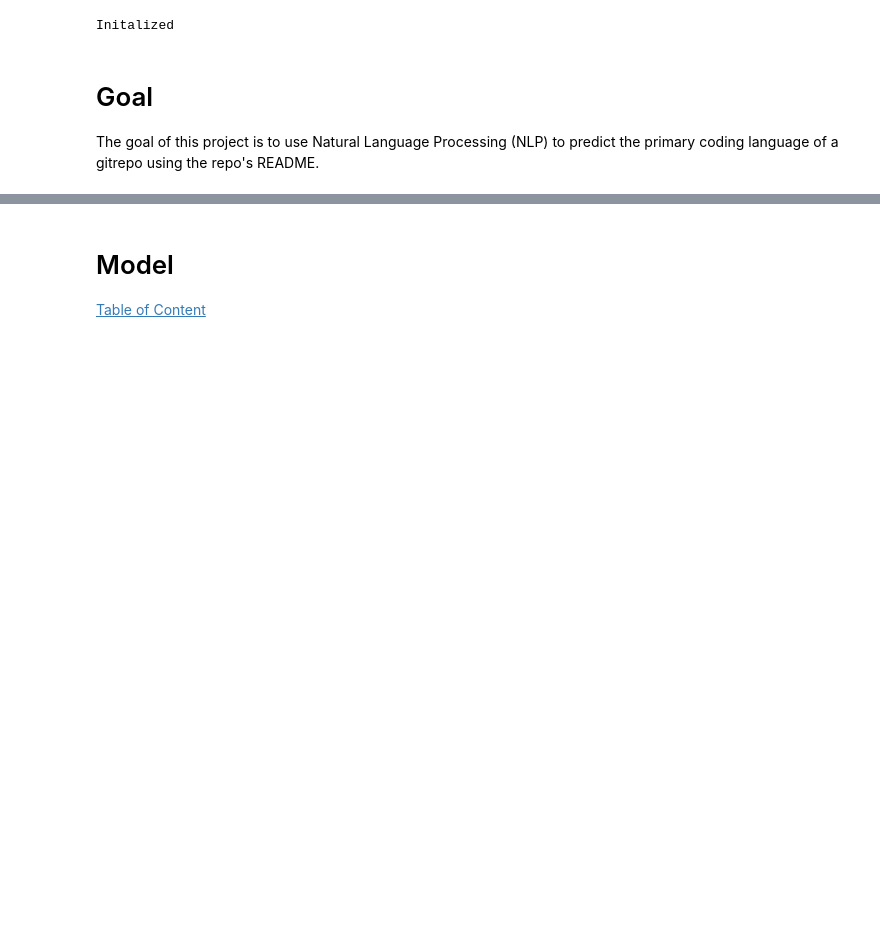
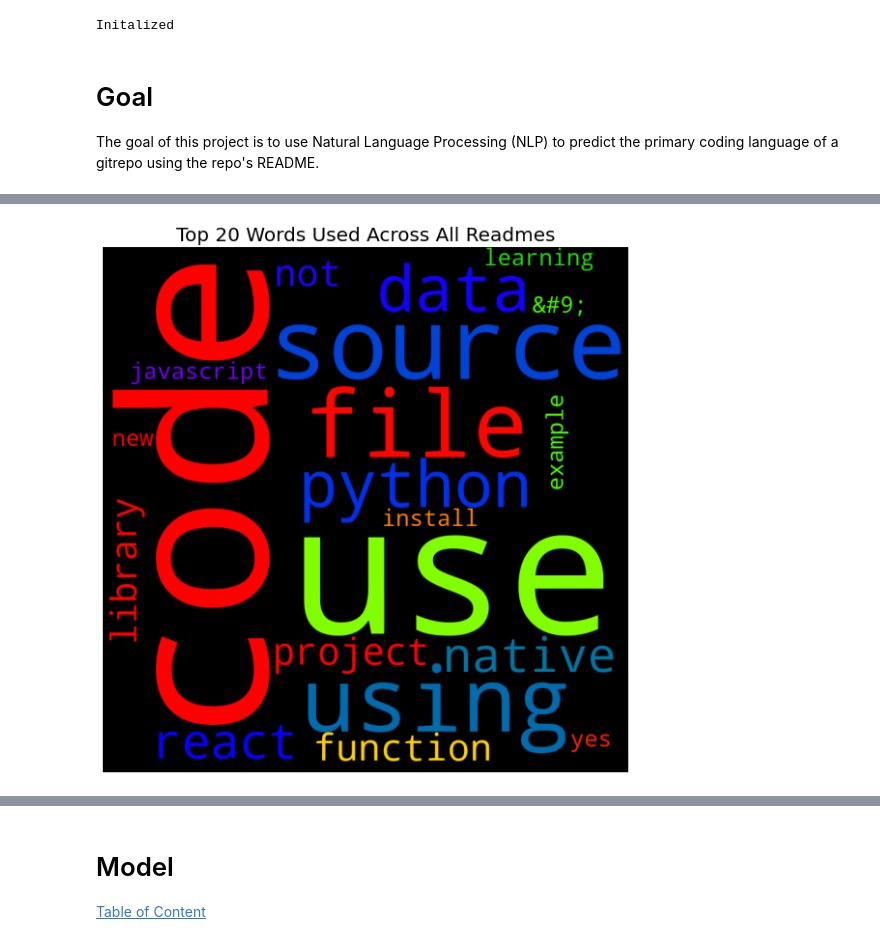
Before and after one commit to NLP-MVPs/nlp-project, a Jupyter notebook: MVP.ipynb, the cells around one changed output, grey strips where cells are left out. Cells and saved outputs as stored; diff of their text form; code cells hidden in the pictures; blank space fills up the shorter version.

```diff
--- a/MVP.ipynb
+++ b/MVP.ipynb
@@ -34,0 +69,13 @@ We will use the modules ***[acquire.py](https://github.com/NLP-MVPs/nlp-project/
+# %%
+# Then for each series remove any by itself characters to reduce noise
+python_words = re.sub(r'\s.\s', '', python_words)
+javascript_words = re.sub(r'\s.\s', '', javascript_words)
+all_words = re.sub(r'\s.\s', '', all_words)
+# %%
+# For each top_code_clean find out how many times each word happens and put that into a topic_freq obj.
+all_freq = pd.Series(all_words.split()).value_counts()
+python_freq = pd.Series(python_words.split()).value_counts()
+javascript_freq = pd.Series(javascript_words.split()).value_counts()
+
+
+python_freq.head()
@@ -34,0 +89,9 @@ We will use the modules ***[acquire.py](https://github.com/NLP-MVPs/nlp-project/
+# %%
+# Combine all the series together into a single data frame to see the word count across all topics
+word_counts = (pd.concat([all_freq, python_freq, javascript_freq], axis=1, sort=True)
+               .set_axis(['all', 'python', 'javascript', ], axis=1, inplace=False)
+               .fillna(0)
+               .apply(lambda s: s.astype(int))
+              )
+
+word_counts.head()
@@ -37 +146,5 @@ We will use the modules ***[acquire.py](https://github.com/NLP-MVPs/nlp-project/
 [Table of Content](#Table-of-Content)
+# %%
+# Create a top 20 all_words df
+top_20_all_words = word_counts['all'].sort_values(ascending=False).head(20)
+top_20_all_words
@@ -37,0 +169,15 @@ We will use the modules ***[acquire.py](https://github.com/NLP-MVPs/nlp-project/
+# %%
+# Turn the dataframes into dictionaries
+allz = {k: v for k, v in top_20_all_words.to_dict().items()}
+
+# Use the dictionary objects and .generate_from_frequencies method of WordCloud to generate a wordcloud map for each language
+all_top_20_cloud = WordCloud(background_color='black',
+                      height=800, width=800, colormap='prism').generate_from_frequencies(allz)
+
+plt.figure(figsize=(10,10))
+plt.title("Top 20 Words Used Across All Readmes", fontsize=20)
+plt.imshow(all_top_20_cloud)
+plt.axis('off')
+plt.show()
+# %% [output]
+[figure, added]
```
Also changed, not shown: parts of 20 cells of this notebook, 3 other files.
